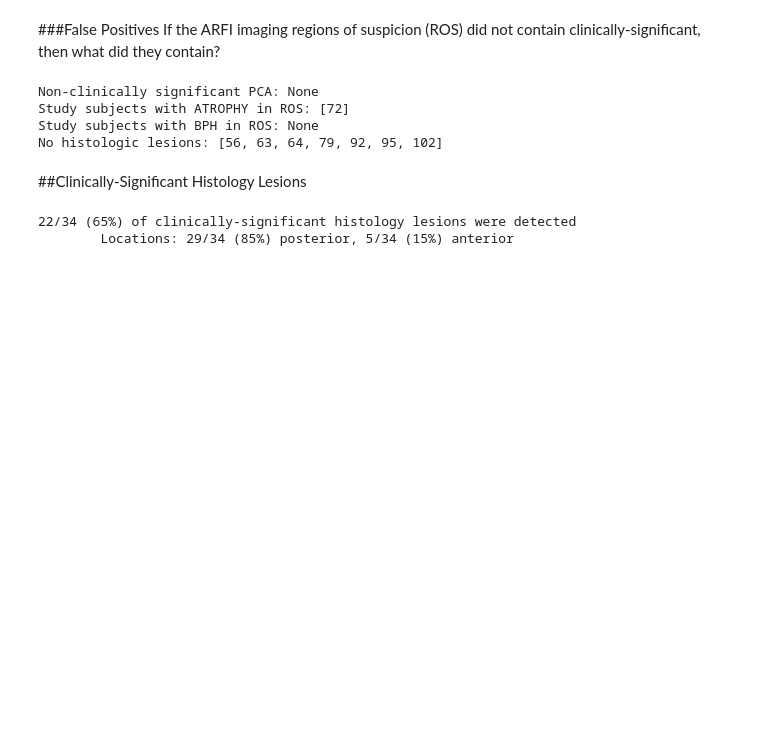
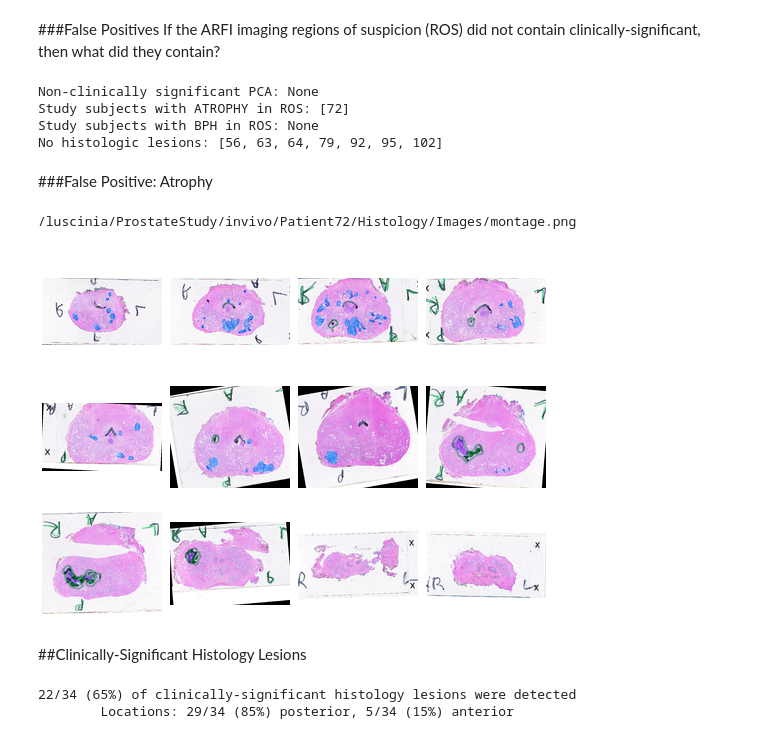
Before and after one commit to Guokr1991/ProstateSensitivityAnalysis, a Jupyter notebook: arfi_histology_lesion_analysis.ipynb, the cells around one changed output. Drawn from its saved outputs; the diff is of its cells as text; code cells hidden in the pictures; blank space fills up the shorter version.

Commit message:
add atrophy false + image

```diff
--- a/arfi_histology_lesion_analysis.ipynb
+++ b/arfi_histology_lesion_analysis.ipynb
@@ -128,6 +128,18 @@ Non-clinically significant PCA: None
 Study subjects with ATROPHY in ROS: [72]
 Study subjects with BPH in ROS: None
 No histologic lesions: [56, 63, 64, 79, 92, 95, 102]
+# %% [markdown]
+###False Positive: Atrophy
+# %%
+from IPython.display import display, Image
+
+for i in ARFIatrophy:
+    montage = '%s/Patient%s/Histology/Images/montage.png' % (invivo_path, i)
+    print montage
+    display(Image(filename=montage))
+# %% [output]
+/luscinia/ProstateStudy/invivo/Patient72/Histology/Images/montage.png
+[figure, added]
 # %% [markdown]
 ##Clinically-Significant Histology Lesions
 # %%
```
